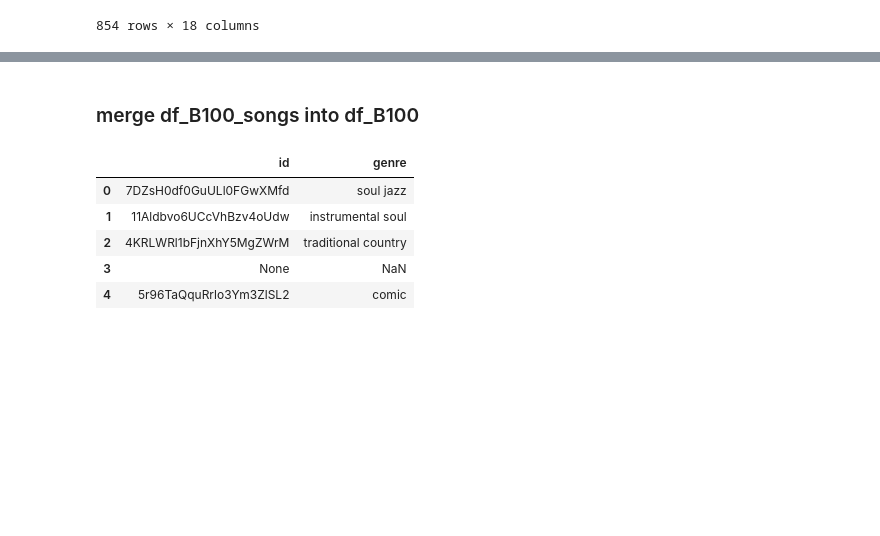
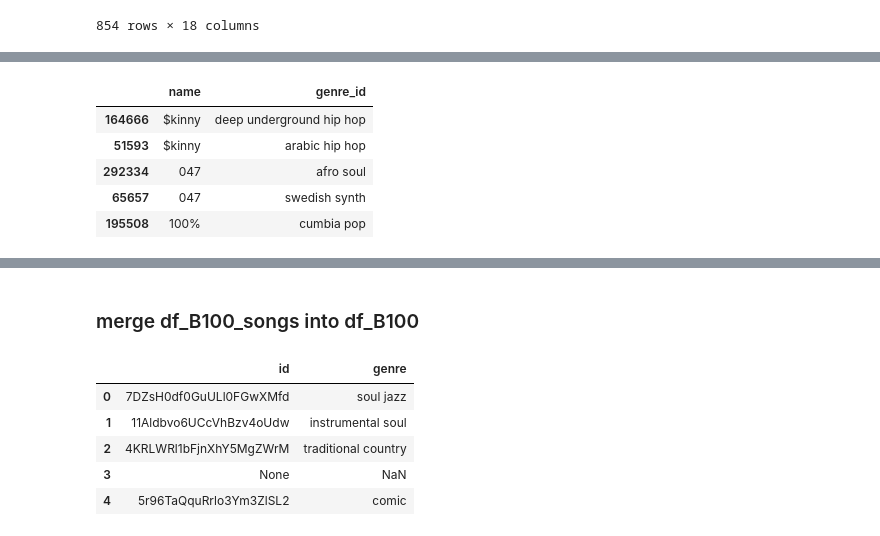
Before and after one commit to KevinCarr42/Billboard-100-Audio-Feature-Analytics, a Jupyter notebook: Kevin 820 2. Data Optimisation and Added Features.ipynb, the cells around one changed output, grey strips where cells are left out. Saved outputs shown, nothing was run; the diff lists cells and outputs as text; code cells hidden in the pictures; blank space fills up the shorter version.

```diff
--- a/Kevin 820 2. Data Optimisation and Added Features.ipynb
+++ b/Kevin 820 2. Data Optimisation and Added Features.ipynb
@@ -1006,0 +1036,11 @@ pd.read_parquet('df_B100_songs_TEMP.parquet').shape
+# %%
+duplicated_artists = temp[temp.duplicated(subset=['name'], keep=False)]
+# %%
+duplicated_artists.head()
+# %% [output]
+|  | name | genre_id |
+| 164666 | $kinny | deep underground hip hop |
+| 51593 | $kinny | arabic hip hop |
+| 292334 | 047 | afro soul |
+| 65657 | 047 | swedish synth |
+| 195508 | 100% | cumbia pop |
```
Also changed, not shown: parts of 29 cells of this notebook.
